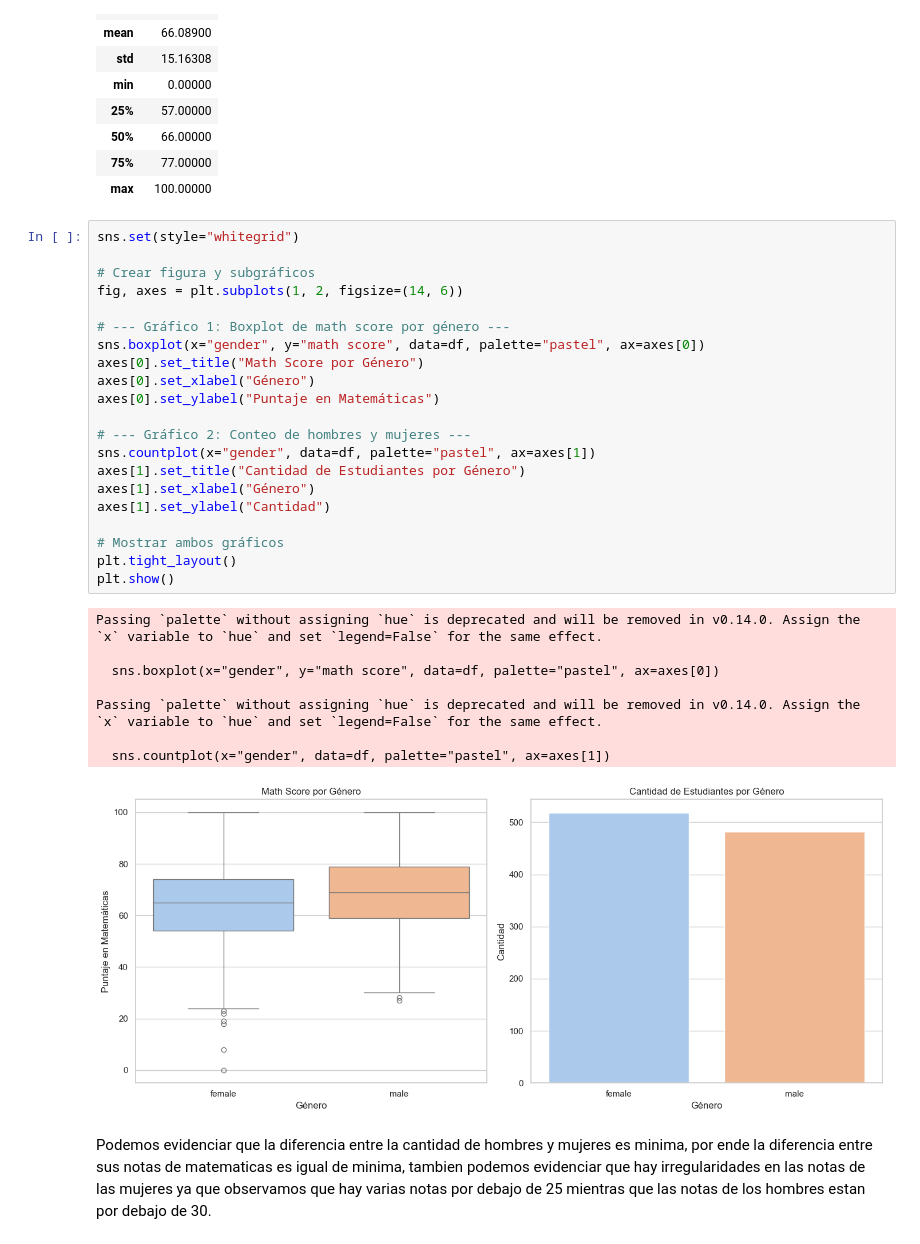
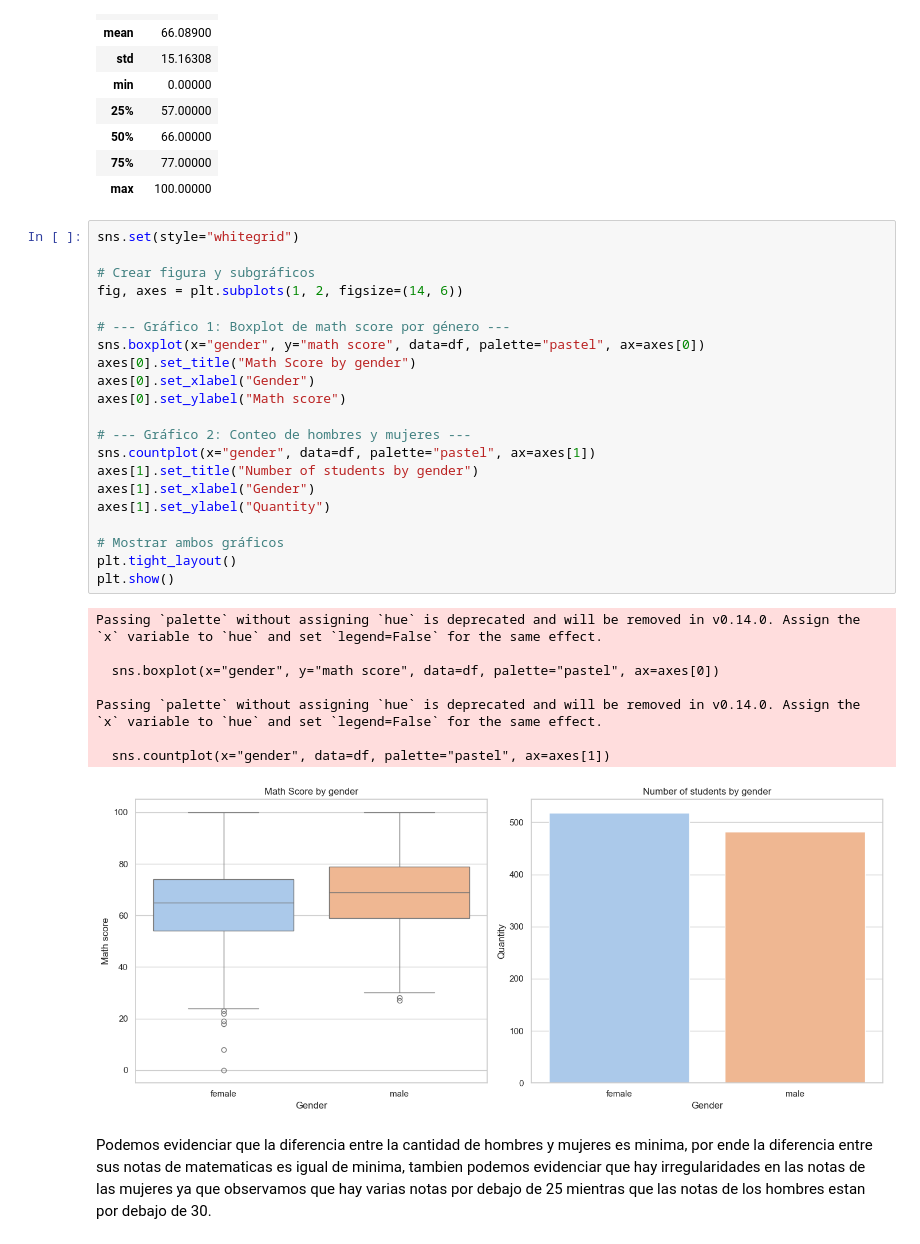
Before and after one commit to Estefania-8/ProyectoIA, a Jupyter notebook: Analisis.ipynb, the cells around one changed output. Saved outputs shown, nothing was run; the diff lists cells and outputs as text.

```diff
--- a/Analisis.ipynb
+++ b/Analisis.ipynb
@@ -102,32 +102,32 @@ df_duplicado.describe()
 # %%
 sns.set(style="whitegrid")
 
 # Crear figura y subgráficos
 fig, axes = plt.subplots(1, 2, figsize=(14, 6))
 
 # --- Gráfico 1: Boxplot de math score por género ---
 sns.boxplot(x="gender", y="math score", data=df, palette="pastel", ax=axes[0])
-axes[0].set_title("Math Score por Género")
-axes[0].set_xlabel("Género")
-axes[0].set_ylabel("Puntaje en Matemáticas")
+axes[0].set_title("Math Score by gender")
+axes[0].set_xlabel("Gender")
+axes[0].set_ylabel("Math score")
 
 # --- Gráfico 2: Conteo de hombres y mujeres ---
 sns.countplot(x="gender", data=df, palette="pastel", ax=axes[1])
-axes[1].set_title("Cantidad de Estudiantes por Género")
-axes[1].set_xlabel("Género")
-axes[1].set_ylabel("Cantidad")
+axes[1].set_title("Number of students by gender")
+axes[1].set_xlabel("Gender")
+axes[1].set_ylabel("Quantity")
 
 # Mostrar ambos gráficos
 plt.tight_layout()
 plt.show()
 # %% [output]
 Passing `palette` without assigning `hue` is deprecated and will be removed in v0.14.0. Assign the `x` variable to `hue` and set `legend=False` for the same effect.
 
   sns.boxplot(x="gender", y="math score", data=df, palette="pastel", ax=axes[0])
 
 Passing `palette` without assigning `hue` is deprecated and will be removed in v0.14.0. Assign the `x` variable to `hue` and set `legend=False` for the same effect.
 
   sns.countplot(x="gender", data=df, palette="pastel", ax=axes[1])
-[figure, old version]
+[figure, new version]
 # %% [markdown]
 Podemos evidenciar  que la diferencia entre la cantidad de hombres y mujeres es minima, por ende la diferencia entre sus notas de matematicas es igual de minima, tambien podemos evidenciar que hay irregularidades en las notas de las mujeres ya que observamos que hay varias notas por debajo de 25 mientras que las notas de los hombres estan por debajo de 30.
```
Also changed, not shown: parts of 2 cells of this notebook.
